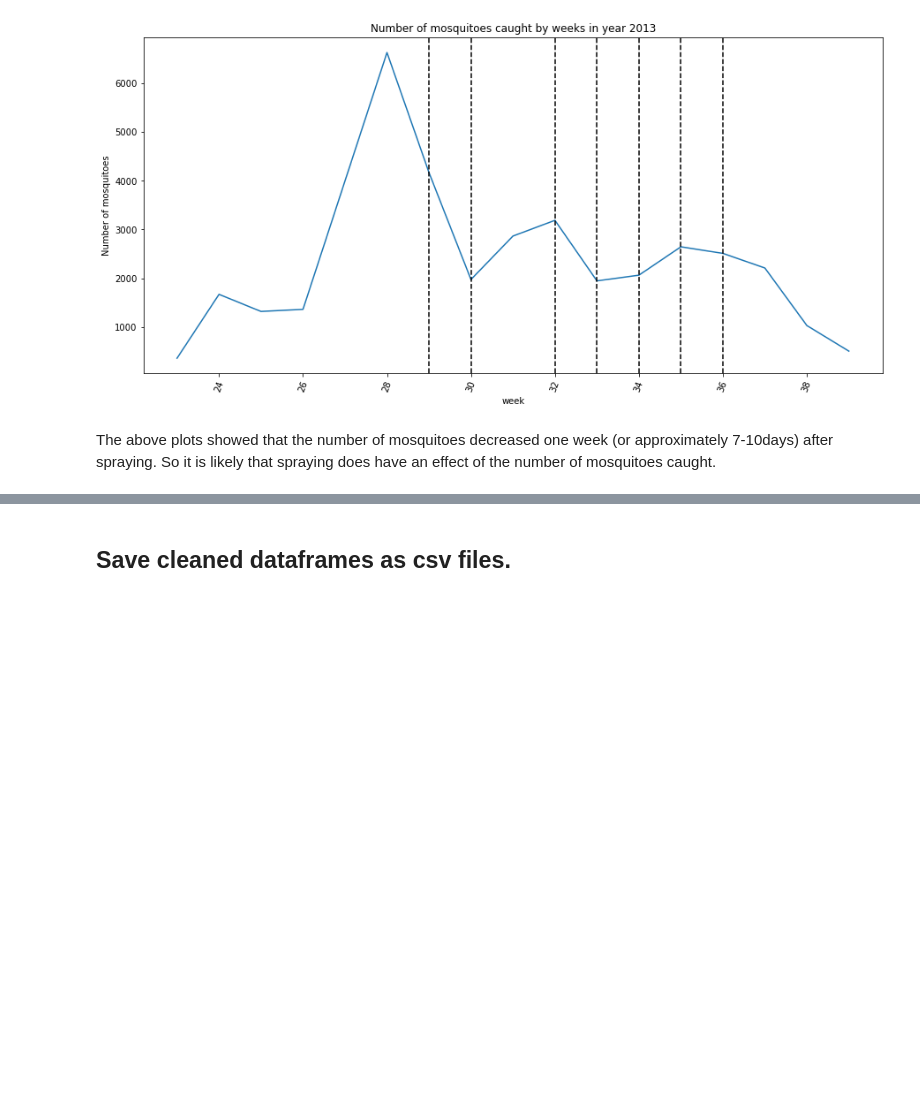
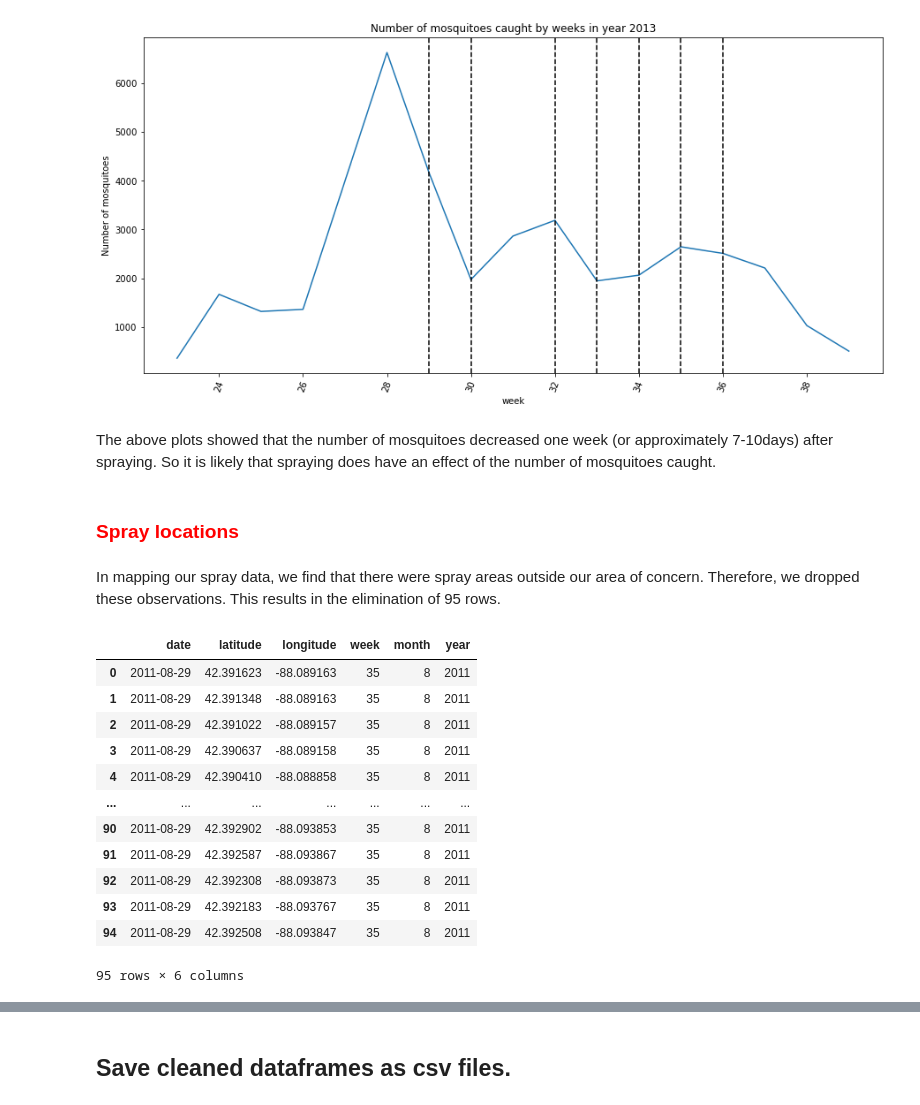
Before and after one commit to doscsy12/west-nile-virus, a Jupyter notebook: code/Data_Cleaning_EDA.ipynb, the cells around one changed output, grey strips where cells are left out. Drawn from its saved outputs; the diff is of its cells as text; code cells hidden in the pictures; blank space fills up the shorter version.

```diff
--- a/code/Data_Cleaning_EDA.ipynb
+++ b/code/Data_Cleaning_EDA.ipynb
@@ -1282,3 +1272,5 @@ plt.title('Number of mosquitoes caught by weeks in year 2013');
 [figure]
 # %% [markdown]
 The above plots showed that the number of mosquitoes decreased one week (or approximately 7-10days) after spraying. So it is likely that spraying does have an effect of the number of mosquitoes caught.
+# %% [markdown]
+### <font color=red> Spray locations
@@ -1284,0 +1279,19 @@ The above plots showed that the number of mosquitoes decreased one week (or appr
+# %% [markdown]
+
+In mapping our spray data, we find that there were spray areas outside our area of concern. Therefore, we dropped these observations. This results in the elimination of 95 rows.
+# %%
+spray.loc[spray['longitude'] < -88]
+# %% [output]
+|  | date | latitude | longitude | week | month | year |
+| 0 | 2011-08-29 | 42.391623 | -88.089163 | 35 | 8 | 2011 |
+| 1 | 2011-08-29 | 42.391348 | -88.089163 | 35 | 8 | 2011 |
+| 2 | 2011-08-29 | 42.391022 | -88.089157 | 35 | 8 | 2011 |
+| 3 | 2011-08-29 | 42.390637 | -88.089158 | 35 | 8 | 2011 |
+| 4 | 2011-08-29 | 42.390410 | -88.088858 | 35 | 8 | 2011 |
+| ... | ... | ... | ... | ... | ... | ... |
+| 90 | 2011-08-29 | 42.392902 | -88.093853 | 35 | 8 | 2011 |
+| 91 | 2011-08-29 | 42.392587 | -88.093867 | 35 | 8 | 2011 |
+| 92 | 2011-08-29 | 42.392308 | -88.093873 | 35 | 8 | 2011 |
+| 93 | 2011-08-29 | 42.392183 | -88.093767 | 35 | 8 | 2011 |
+| 94 | 2011-08-29 | 42.392508 | -88.093847 | 35 | 8 | 2011 |
+95 rows × 6 columns
```
Also changed, not shown: parts of 50 cells of this notebook, 1 other file.
